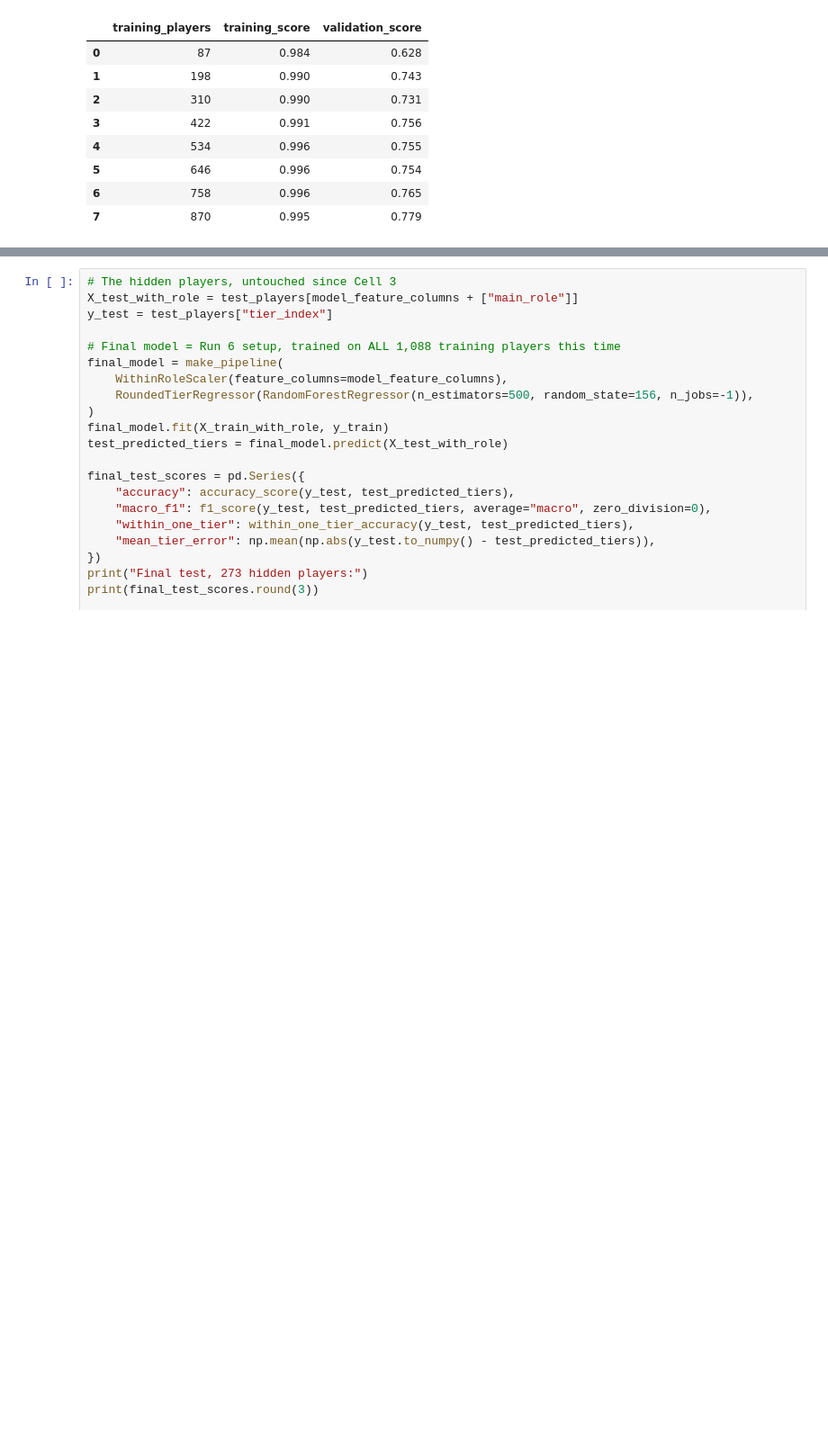
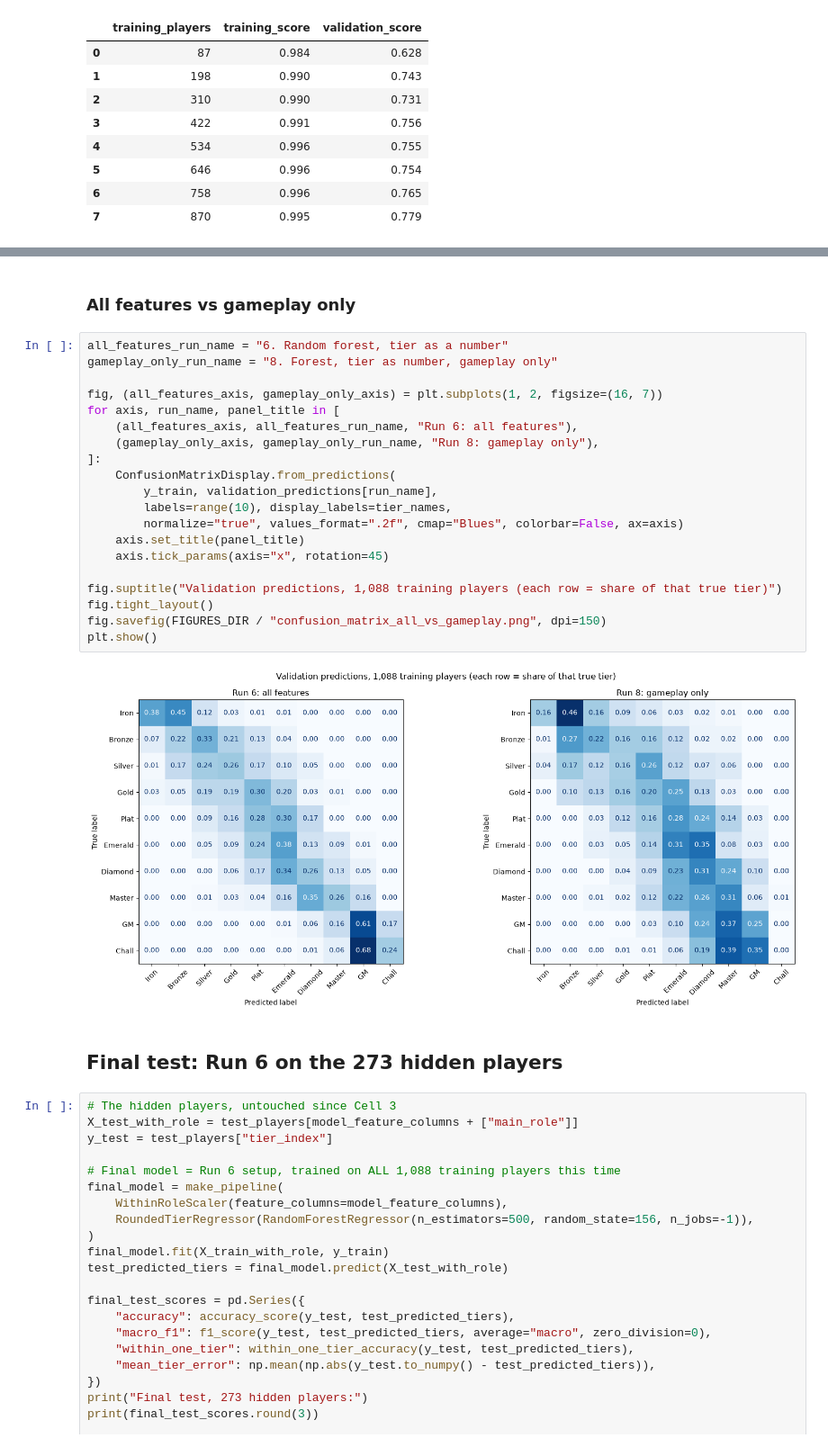
Before and after one commit to Omarhus01/cs156-machine-learning, a Jupyter notebook: pipeline1-lol-rank/notebooks/03_model.ipynb, the cells around one changed output, grey strips where cells are left out. Shown at 90% size. Drawn from its saved outputs; the diff is of its cells as text; blank space fills up the shorter version.

Commit message:
Model notebook: section headers, metrics in one cell, all vs gameplay matrices, clean rerun

```diff
--- a/pipeline1-lol-rank/notebooks/03_model.ipynb
+++ b/pipeline1-lol-rank/notebooks/03_model.ipynb
@@ -578,6 +621,32 @@ plt.show()
            9. Forest, tier as number, no pings     0.308     0.300            0.779            0.989
 10. Forest, tier as number, edge cases removed     0.326     0.315            0.780            0.972
 [figure]
+# %% [markdown]
+### All features vs gameplay only
+# %%
+all_features_run_name = "6. Random forest, tier as a number"
+gameplay_only_run_name = "8. Forest, tier as number, gameplay only"
+
+fig, (all_features_axis, gameplay_only_axis) = plt.subplots(1, 2, figsize=(16, 7))
+for axis, run_name, panel_title in [
+    (all_features_axis, all_features_run_name, "Run 6: all features"),
+    (gameplay_only_axis, gameplay_only_run_name, "Run 8: gameplay only"),
+]:
+    ConfusionMatrixDisplay.from_predictions(
+        y_train, validation_predictions[run_name],
+        labels=range(10), display_labels=tier_names,
+        normalize="true", values_format=".2f", cmap="Blues", colorbar=False, ax=axis)
+    axis.set_title(panel_title)
+    axis.tick_params(axis="x", rotation=45)
+
+fig.suptitle("Validation predictions, 1,088 training players (each row = share of that true tier)")
+fig.tight_layout()
+fig.savefig(FIGURES_DIR / "confusion_matrix_all_vs_gameplay.png", dpi=150)
+plt.show()
+# %% [output]
+[figure, added]
+# %% [markdown]
+## Final test: Run 6 on the 273 hidden players
 # %%
 # The hidden players, untouched since Cell 3
 X_test_with_role = test_players[model_feature_columns + ["main_role"]]
```
Also changed, not shown: parts of 23 cells of this notebook, 1 other file.
